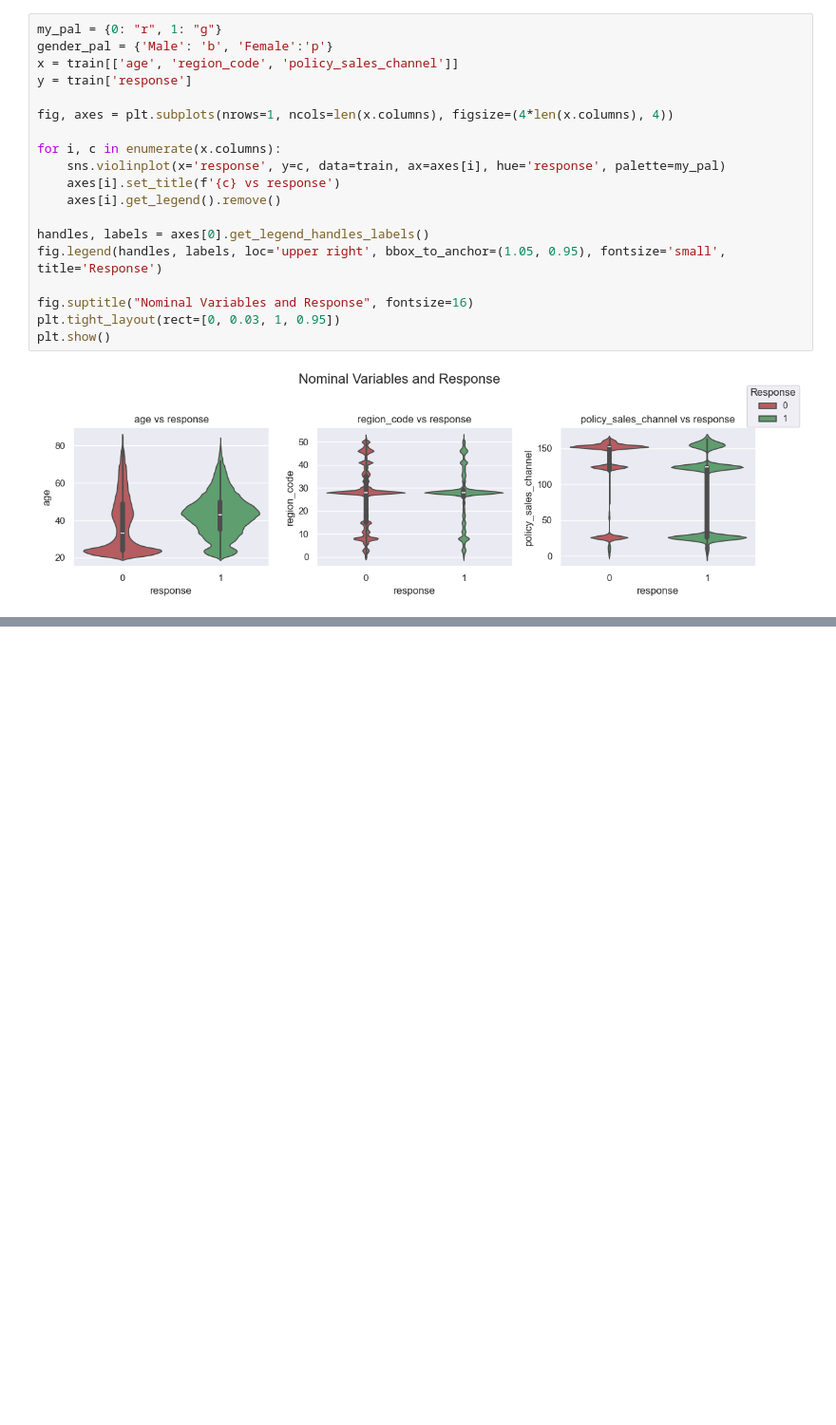
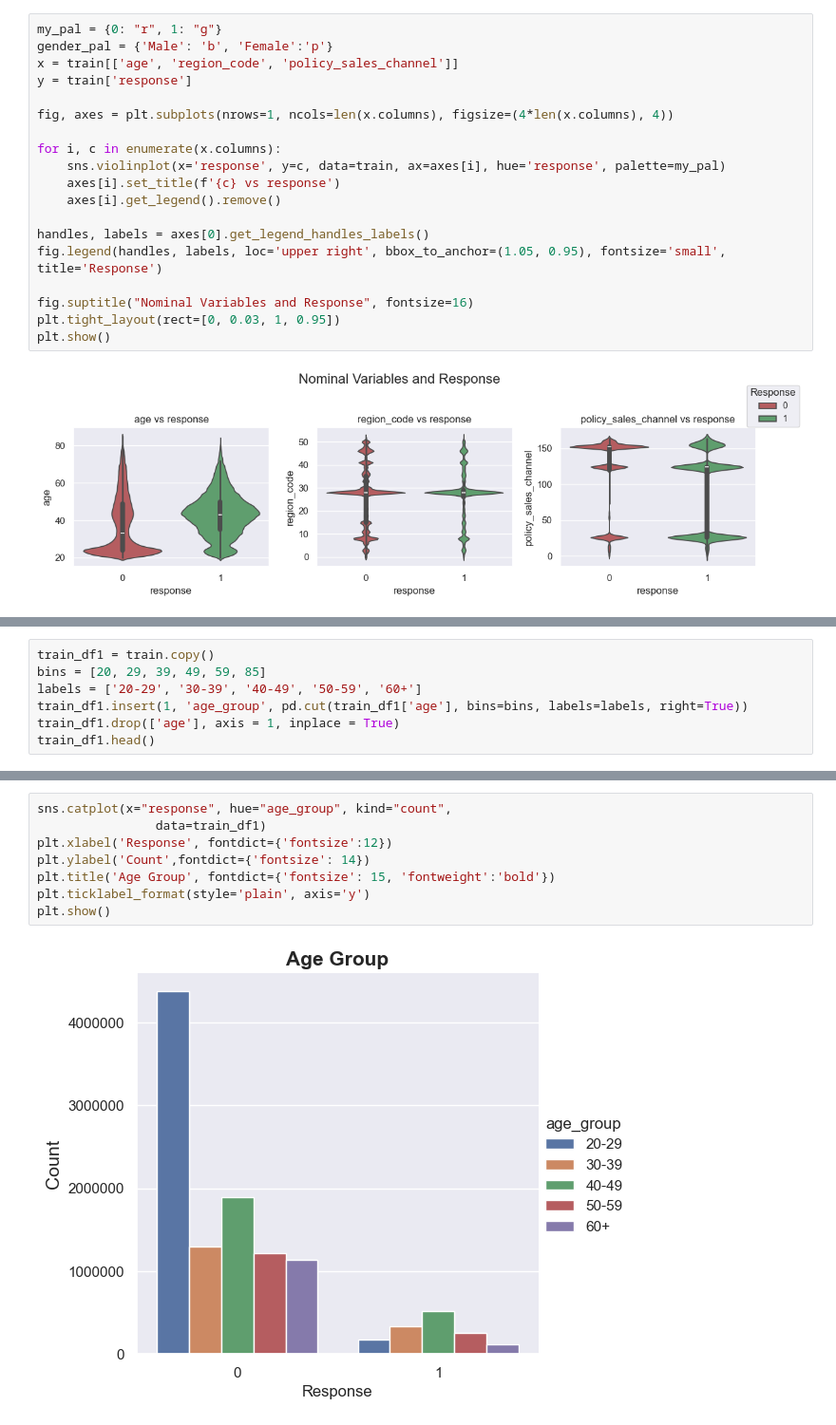
Before and after one commit to kevtr0801/ds_portfolio, a Jupyter notebook: binary-classification-carinsurance/binary-class-analysis.ipynb, the cells around one changed output, grey strips where cells are left out. Shown at 95% size. Drawn from its saved outputs; the diff is of its cells as text; blank space fills up the shorter version.

```diff
--- a/binary-classification-carinsurance/binary-class-analysis.ipynb
+++ b/binary-classification-carinsurance/binary-class-analysis.ipynb
@@ -254,0 +231,7 @@ plt.show()
+# %%
+train_df1 = train.copy()
+bins = [20, 29, 39, 49, 59, 85]
+labels = ['20-29', '30-39', '40-49', '50-59', '60+']
+train_df1.insert(1, 'age_group', pd.cut(train_df1['age'], bins=bins, labels=labels, right=True))
+train_df1.drop(['age'], axis = 1, inplace = True)
+train_df1.head()
@@ -254,0 +254,10 @@ plt.show()
+# %%
+sns.catplot(x="response", hue="age_group", kind="count",
+                data=train_df1)
+plt.xlabel('Response', fontdict={'fontsize':12})
+plt.ylabel('Count',fontdict={'fontsize': 14})
+plt.title('Age Group', fontdict={'fontsize': 15, 'fontweight':'bold'})
+plt.ticklabel_format(style='plain', axis='y')
+plt.show()
+# %% [output]
+[figure, added]
```
Also changed, not shown: parts of 15 cells of this notebook.
